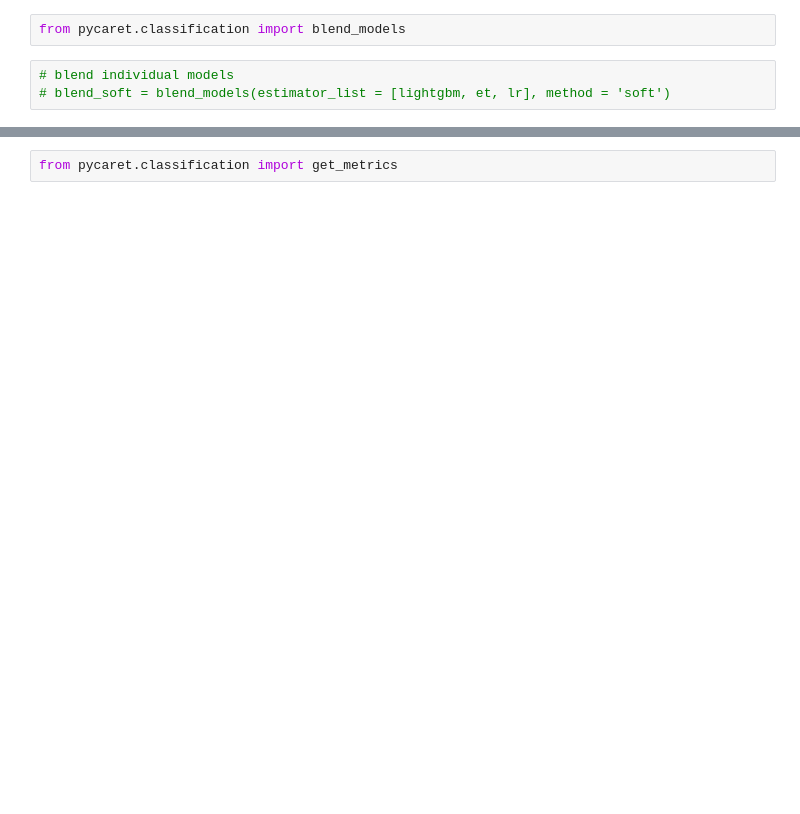
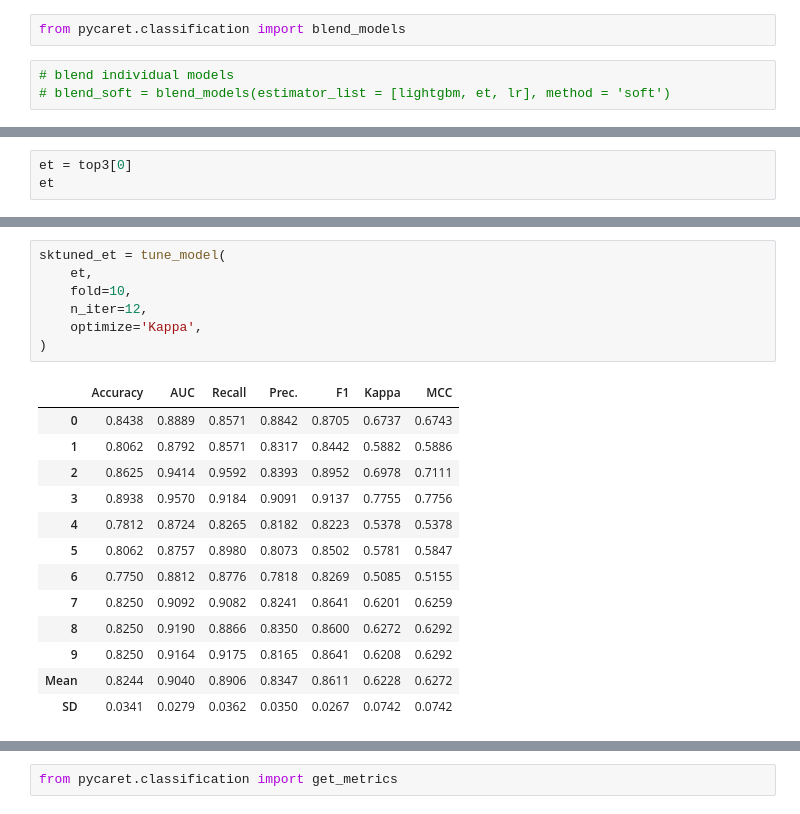
Before and after one commit to shaypal5/mba_ds_project, a Jupyter notebook: notebooks/sentiment/sentiment_pycaret.ipynb, the cells around one changed output, grey strips where cells are left out. Cells and saved outputs as stored; diff of their text form; blank space fills up the shorter version.

```diff
--- a/notebooks/sentiment/sentiment_pycaret.ipynb
+++ b/notebooks/sentiment/sentiment_pycaret.ipynb
@@ -188,0 +195,3 @@ res = predict_model(blender_top3)
+# %%
+et = top3[0]
+et
@@ -188,0 +207,21 @@ res = predict_model(blender_top3)
+# %%
+sktuned_et = tune_model(
+    et,
+    fold=10,
+    n_iter=12,
+    optimize='Kappa',
+)
+# %% [output]
+|  | Accuracy | AUC | Recall | Prec. | F1 | Kappa | MCC |
+| 0 | 0.8438 | 0.8889 | 0.8571 | 0.8842 | 0.8705 | 0.6737 | 0.6743 |
+| 1 | 0.8062 | 0.8792 | 0.8571 | 0.8317 | 0.8442 | 0.5882 | 0.5886 |
+| 2 | 0.8625 | 0.9414 | 0.9592 | 0.8393 | 0.8952 | 0.6978 | 0.7111 |
+| 3 | 0.8938 | 0.9570 | 0.9184 | 0.9091 | 0.9137 | 0.7755 | 0.7756 |
+| 4 | 0.7812 | 0.8724 | 0.8265 | 0.8182 | 0.8223 | 0.5378 | 0.5378 |
+| 5 | 0.8062 | 0.8757 | 0.8980 | 0.8073 | 0.8502 | 0.5781 | 0.5847 |
+| 6 | 0.7750 | 0.8812 | 0.8776 | 0.7818 | 0.8269 | 0.5085 | 0.5155 |
+| 7 | 0.8250 | 0.9092 | 0.9082 | 0.8241 | 0.8641 | 0.6201 | 0.6259 |
+| 8 | 0.8250 | 0.9190 | 0.8866 | 0.8350 | 0.8600 | 0.6272 | 0.6292 |
+| 9 | 0.8250 | 0.9164 | 0.9175 | 0.8165 | 0.8641 | 0.6208 | 0.6292 |
+| Mean | 0.8244 | 0.9040 | 0.8906 | 0.8347 | 0.8611 | 0.6228 | 0.6272 |
+| SD | 0.0341 | 0.0279 | 0.0362 | 0.0350 | 0.0267 | 0.0742 | 0.0742 |
```
Also changed, not shown: parts of 22 cells of this notebook, 24 other files.
